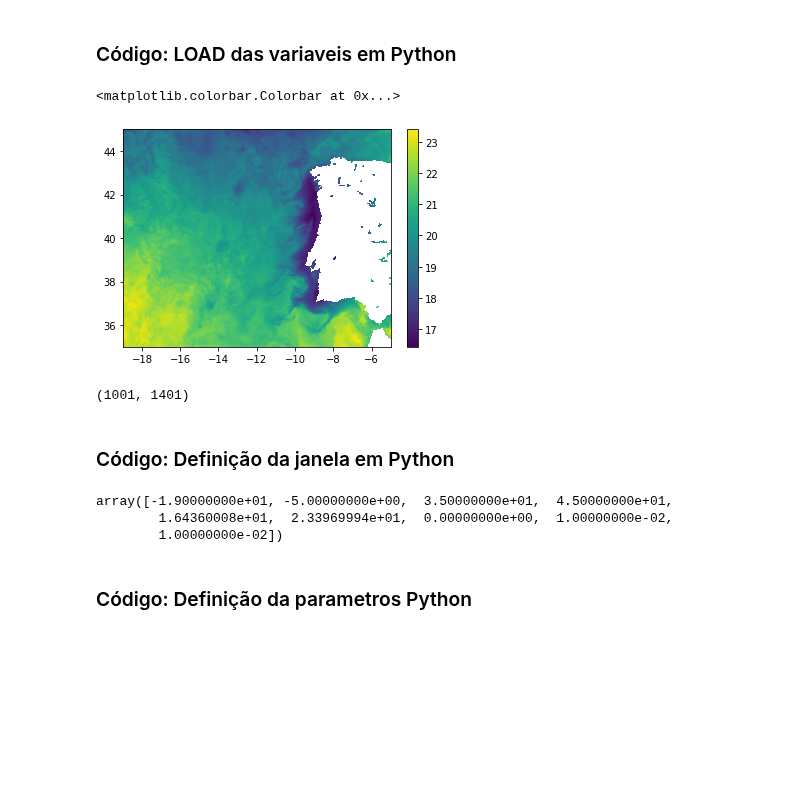
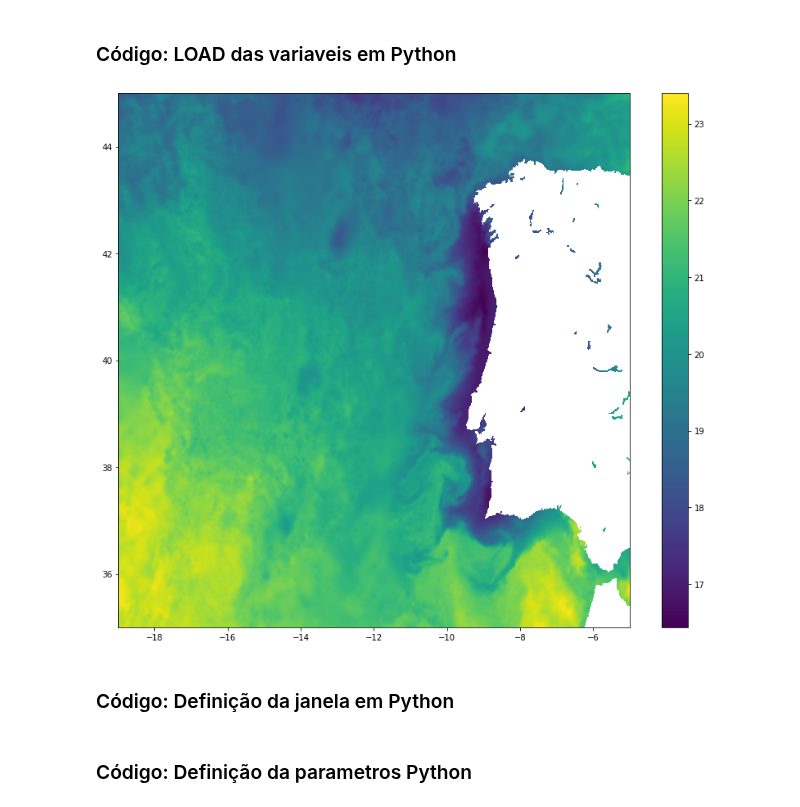
Before and after one commit to CoLAB-ATLANTIC/JUNO, a Jupyter notebook: notebooks/Cayulla_Python.ipynb, the cells around one changed output. Saved outputs shown, nothing was run; the diff lists cells and outputs as text; code cells hidden in the pictures; blank space fills up the shorter version.

```diff
--- a/notebooks/Cayulla_Python.ipynb
+++ b/notebooks/Cayulla_Python.ipynb
@@ -117,15 +117,11 @@ Z = griddata((lon.flatten(), lat.flatten()), sst.flatten(), (X,Y), method='linea
 # %%
 sst = sst.T
 plt.pcolormesh(X, Y, sst, shading='flat')
 plt.colorbar()
+plt.rcParams["figure.figsize"] = 10, 10
 #este pcolormesh fica com os valores das coordenadas direitinhos
 # %% [output]
-<matplotlib.colorbar.Colorbar at 0x...>
-[figure, old version]
+[figure, new version]
-# %%
-X.shape
-# %% [output]
-(1001, 1401)
 # %% [markdown]
 ### Código: Definição da janela em Python
 # %%
@@ -146,9 +143,3 @@ head = np.append(head, np.array((head[3]- head[2])/(ny - int(not node_offset))))
-# %%
-head
-# %% [output]
-array([-1.90000000e+01, -5.00000000e+00,  3.50000000e+01,  4.50000000e+01,
-        1.64360008e+01,  2.33969994e+01,  0.00000000e+00,  1.00000000e-02,
-        1.00000000e-02])
 # %% [markdown]
 ### Código: Definição da parametros Python
 # %%
```
Also changed, not shown: parts of 4 cells of this notebook, 1 other file.
